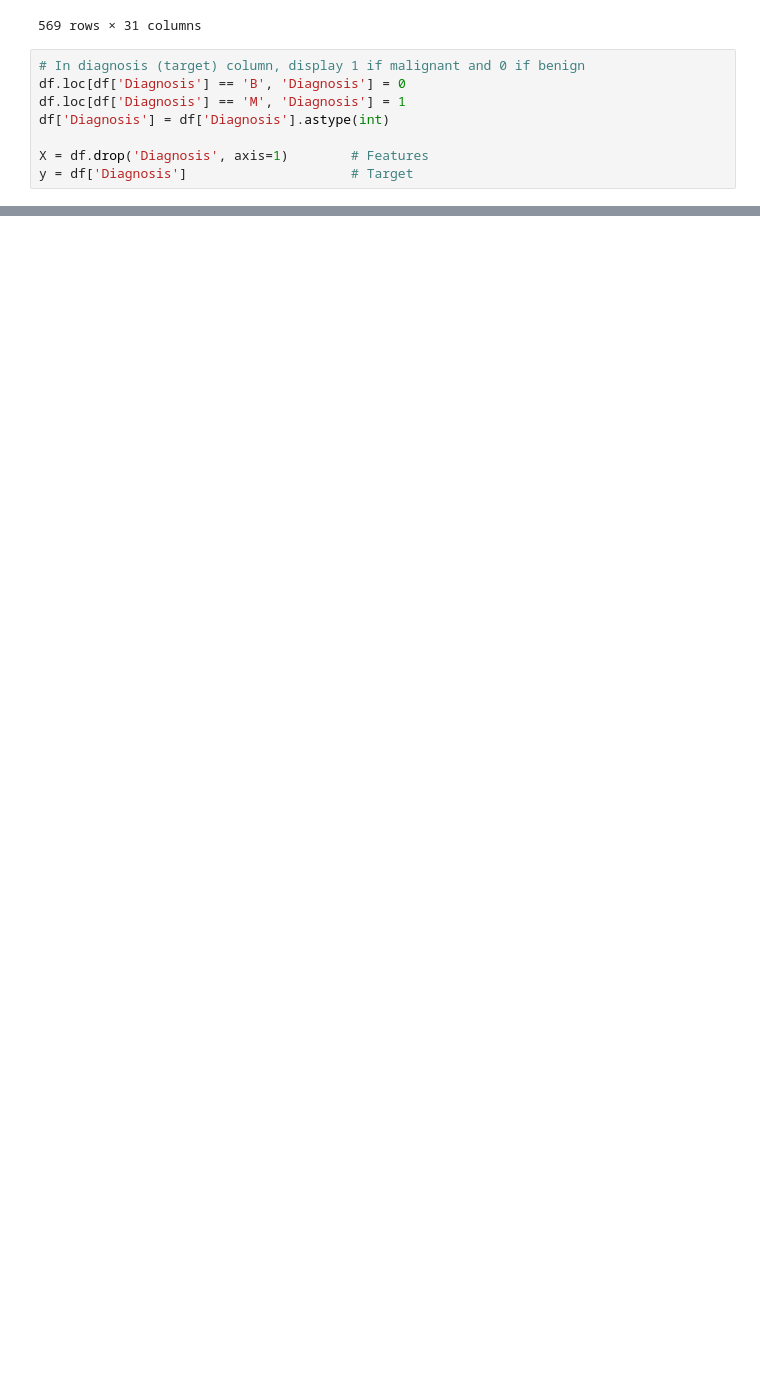
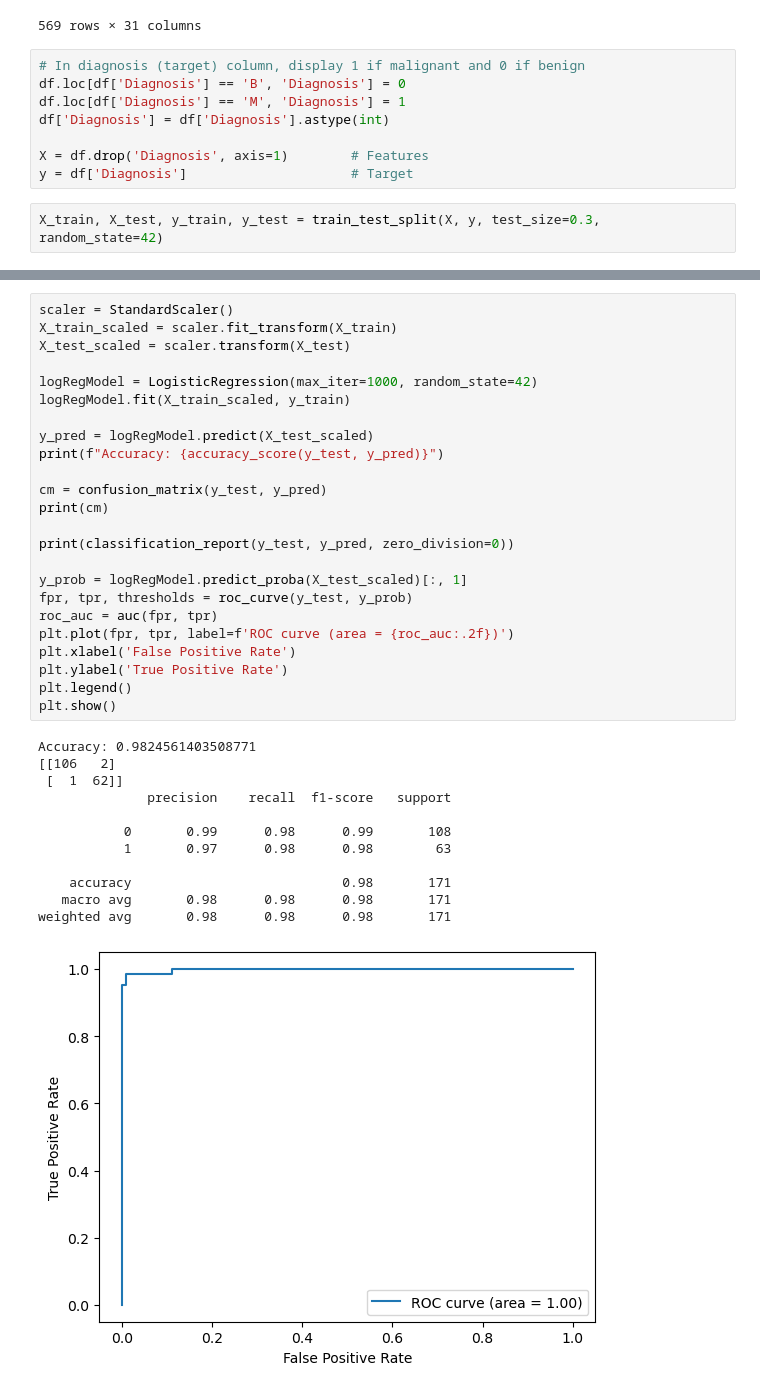
Before and after one commit to kross80300/Data_Analytics_Fall2025_TermProject, a Jupyter notebook: term_project.ipynb, the cells around one changed output, grey strips where cells are left out. Drawn from its saved outputs; the diff is of its cells as text; blank space fills up the shorter version.

Commit message:
Added Logistic Regression Model

```diff
--- a/term_project.ipynb
+++ b/term_project.ipynb
@@ -40,3 +46,5 @@ df['Diagnosis'] = df['Diagnosis'].astype(int)
 
 X = df.drop('Diagnosis', axis=1)        # Features
 y = df['Diagnosis']                     # Target
+# %%
+X_train, X_test, y_train, y_test = train_test_split(X, y, test_size=0.3, random_state=42)
@@ -42,0 +54,37 @@ y = df['Diagnosis']                     # Target
+# %%
+scaler = StandardScaler()
+X_train_scaled = scaler.fit_transform(X_train)
+X_test_scaled = scaler.transform(X_test)
+
+logRegModel = LogisticRegression(max_iter=1000, random_state=42)
+logRegModel.fit(X_train_scaled, y_train)
+
+y_pred = logRegModel.predict(X_test_scaled)
+print(f"Accuracy: {accuracy_score(y_test, y_pred)}")
+
+cm = confusion_matrix(y_test, y_pred)
+print(cm)
+
+print(classification_report(y_test, y_pred, zero_division=0))
+
+y_prob = logRegModel.predict_proba(X_test_scaled)[:, 1]
+fpr, tpr, thresholds = roc_curve(y_test, y_prob)
+roc_auc = auc(fpr, tpr)
+plt.plot(fpr, tpr, label=f'ROC curve (area = {roc_auc:.2f})')
+plt.xlabel('False Positive Rate')
+plt.ylabel('True Positive Rate')
+plt.legend()
+plt.show()
+# %% [output]
+Accuracy: 0.9824561403508771
+[[106   2]
+ [  1  62]]
+              precision    recall  f1-score   support
+
+           0       0.99      0.98      0.99       108
+           1       0.97      0.98      0.98        63
+
+    accuracy                           0.98       171
+   macro avg       0.98      0.98      0.98       171
+weighted avg       0.98      0.98      0.98       171
+[figure, added]
```
Also changed, not shown: parts of 2 cells of this notebook.
